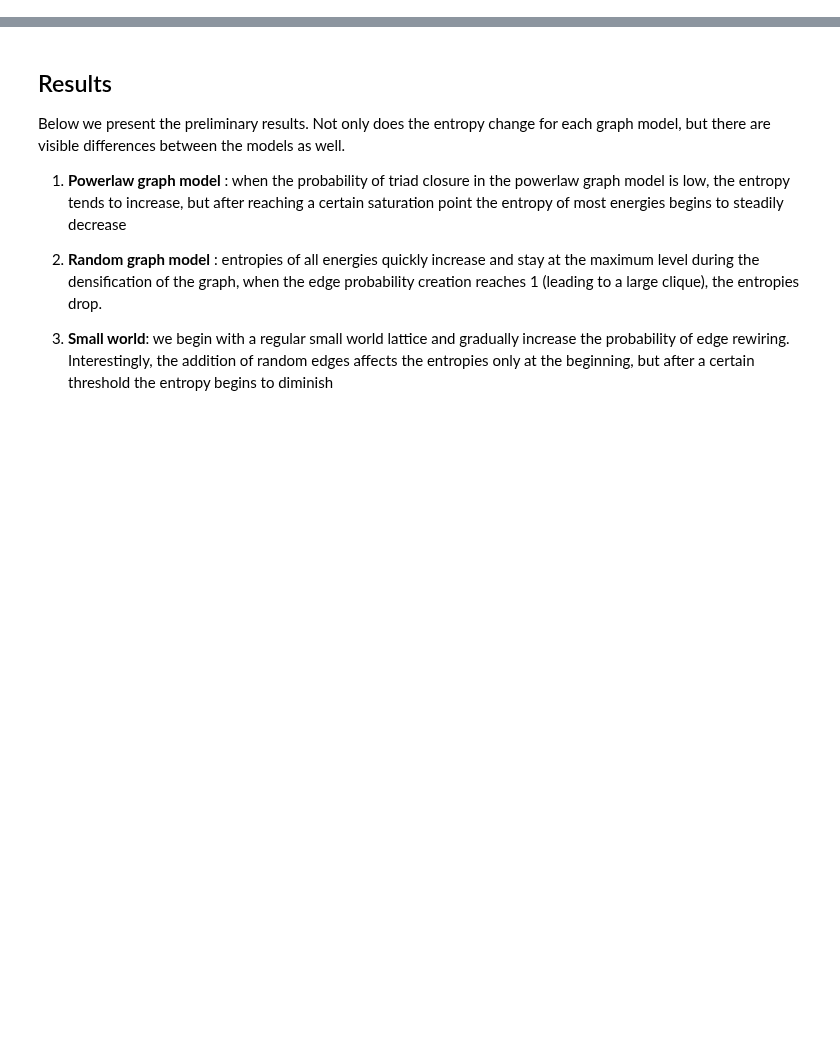
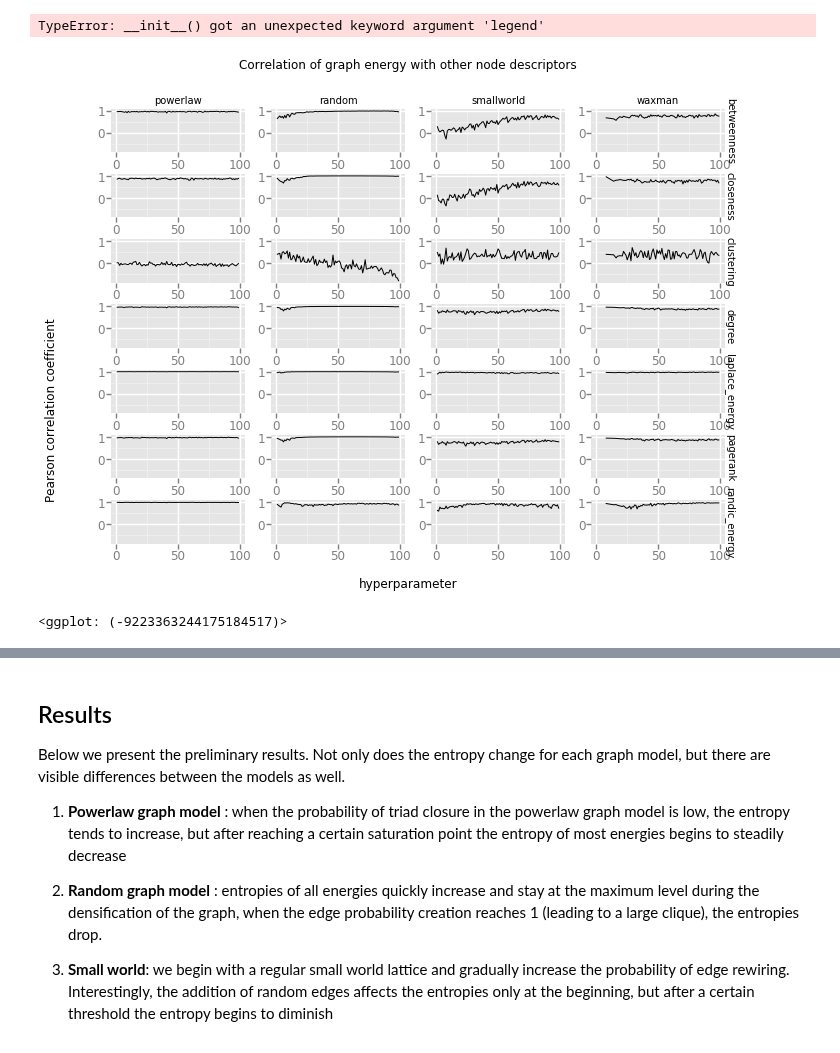
Before and after one commit to megaduks/entropy-complex-networks, a Jupyter notebook: networkentropy/experiments/entropy-of-network-energies.ipynb, the cells around one changed output, grey strips where cells are left out. Saved outputs shown, nothing was run; the diff lists cells and outputs as text; code cells hidden in the pictures; blank space fills up the shorter version.

```diff
--- a/networkentropy/experiments/entropy-of-network-energies.ipynb
+++ b/networkentropy/experiments/entropy-of-network-energies.ipynb
@@ -62,0 +79,4 @@ warnings.filterwarnings('ignore')
+# %%
+G = nx.erdos_renyi_graph(n=100, p=0.1)
+
+nx.average_shortest_path_length(G)
@@ -114,0 +162,45 @@ df = pd.DataFrame({'x':x, 'generator': generator, 'randic': y1, 'graph': y2, 'la
+# %%
+graph_energy_plots = {}
+
+for model in ['random','smallworld','powerlaw','waxman']:
+
+    graph_energy_results = []
+
+    for i in range(len(graph_properties)):
+        dfx = pd.DataFrame(graph_properties[i][2]).corr()
+        res = dfx['graph_energy']
+        res['p'] = graph_properties[i][0]
+        res['model'] = graph_properties[i][1]
+        graph_energy_results.append(res)
+
+    df_graph_energy = pd.DataFrame(graph_energy_results).dropna()
+
+    df_graph_energy_melted = pd.melt(df_graph_energy,
+                                    id_vars=['p','model'],
+                                    value_vars=['degree',
+                                                'betweenness',
+                                                'closeness',
+                                                'clustering',
+                                                'pagerank',
+                                                'randic_energy',
+                                                'laplace_energy'])
+
+    plot = ggplot(aes(x='p', y='value', color='variable'),
+           data=df_graph_energy_melted[df_graph_energy_melted['model'] == model]) + \
+        geom_line() + \
+        facet_wrap('variable',legend=None) + \
+        ggtitle('Correlation of graph energy with other node descriptors') + \
+        ylab('Pearson correlation coefficient')
+
+    graph_energy_plots[model] = plot
+# %% [output]
+TypeError: __init__() got an unexpected keyword argument 'legend'
+# %%
+plot = ggplot(aes(x='p', y='value'), data=df_graph_energy_melted) + \
+        geom_line() + facet_grid('variable', 'model') + \
+        ggtitle('Correlation of graph energy with other node descriptors') + \
+        ylab('Pearson correlation coefficient') + xlab('hyperparameter')
+plot
+# %% [output]
+[figure, added]
+<ggplot: (-9223363244175184517)>
```
Also changed, not shown: parts of 27 cells of this notebook, 1 other file.
